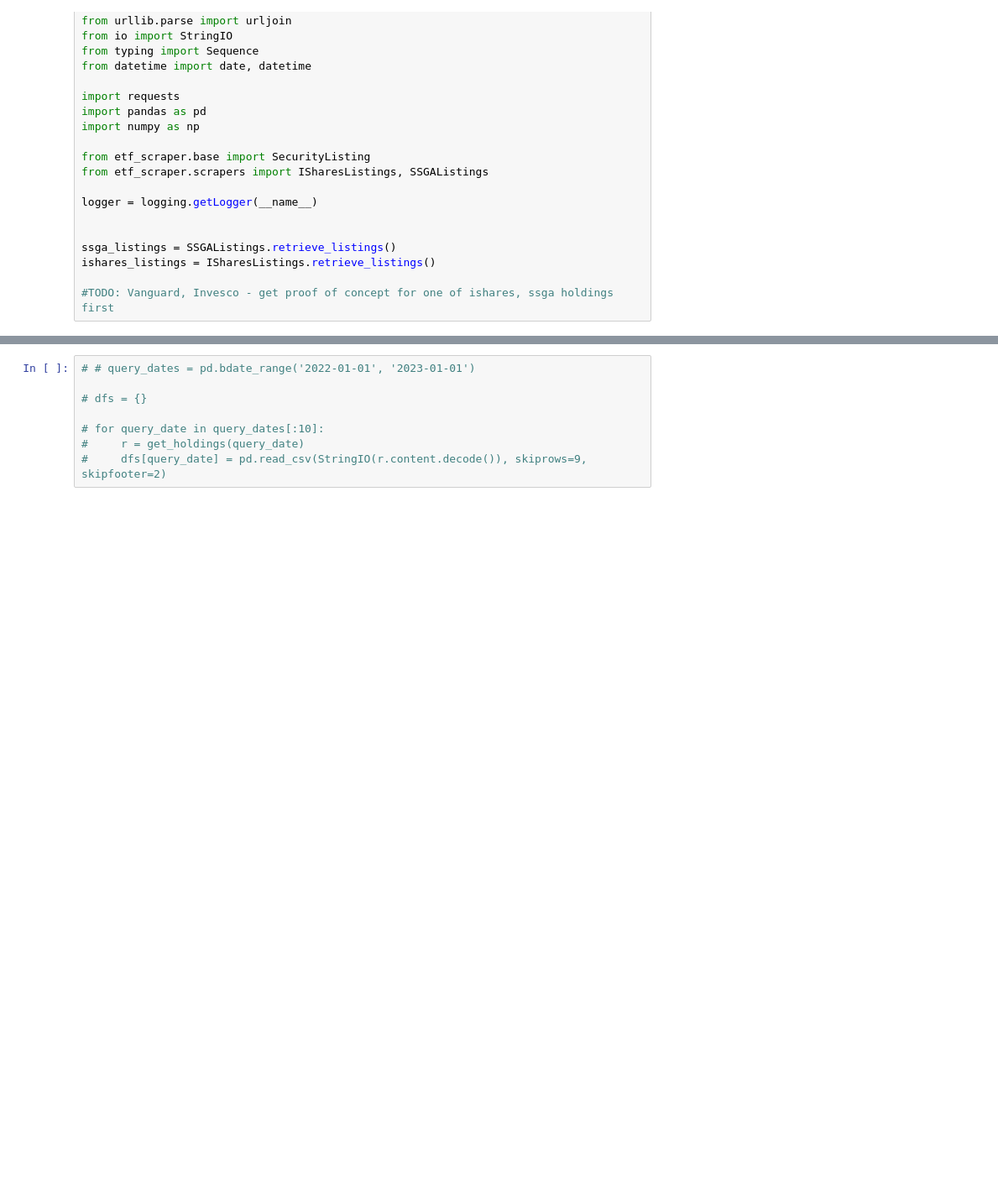
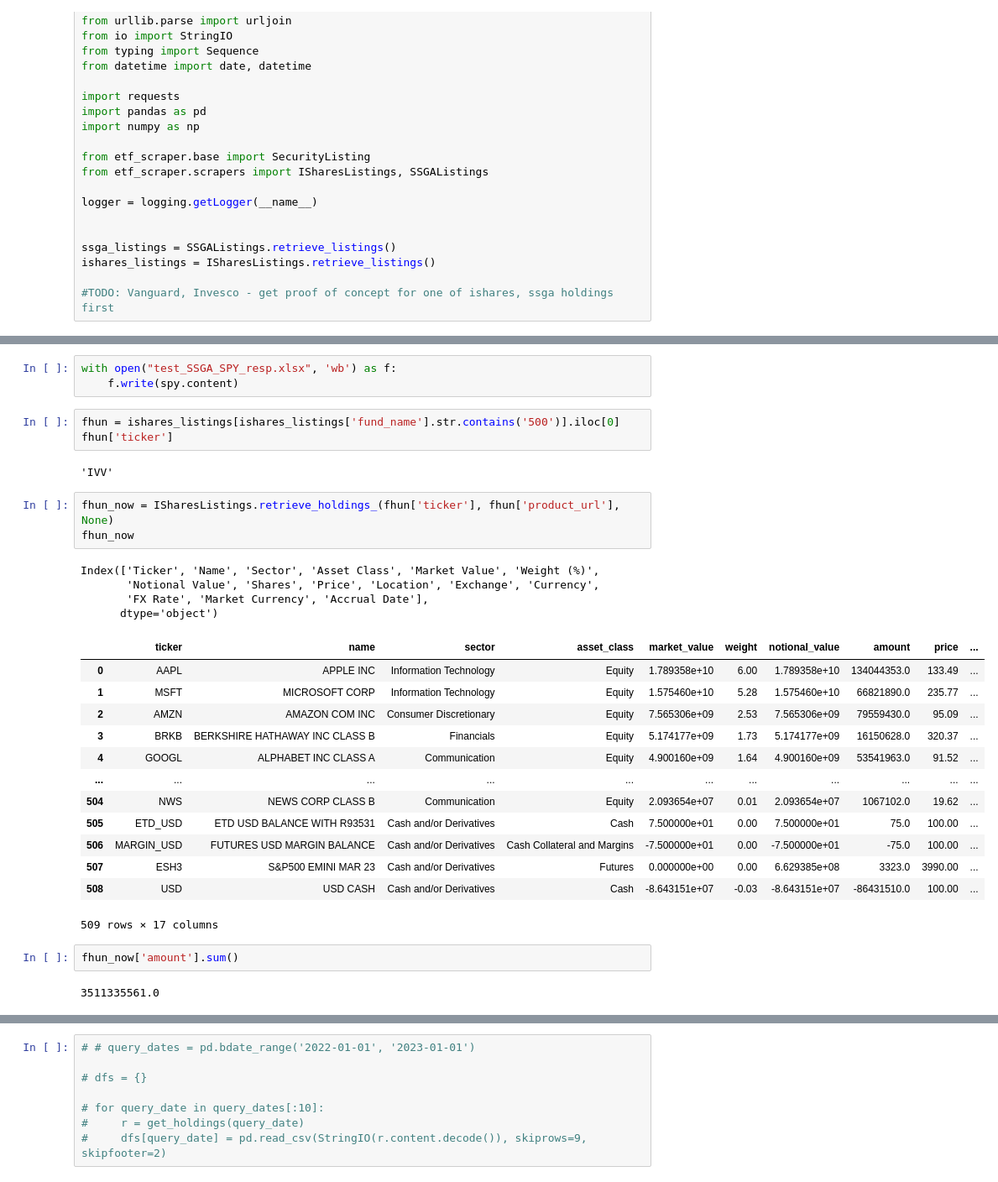
Before and after one commit to nikulpatel3141/ETF-Scraper, a Jupyter notebook: Notebooks/scripting.ipynb, the cells around one changed output, grey strips where cells are left out. Shown at 84% size. Cells and saved outputs as stored; diff of their text form; blank space fills up the shorter version.

```diff
--- a/Notebooks/scripting.ipynb
+++ b/Notebooks/scripting.ipynb
@@ -144,0 +88,33 @@ df
+# %%
+with open("test_SSGA_SPY_resp.xlsx", 'wb') as f:
+    f.write(spy.content)
+# %%
+fhun = ishares_listings[ishares_listings['fund_name'].str.contains('500')].iloc[0]
+fhun['ticker']
+# %% [output]
+'IVV'
+# %%
+fhun_now = ISharesListings.retrieve_holdings_(fhun['ticker'], fhun['product_url'], None)
+fhun_now
+# %% [output]
+Index(['Ticker', 'Name', 'Sector', 'Asset Class', 'Market Value', 'Weight (%)',
+       'Notional Value', 'Shares', 'Price', 'Location', 'Exchange', 'Currency',
+       'FX Rate', 'Market Currency', 'Accrual Date'],
+      dtype='object')
+|  | ticker | name | sector | asset_class | market_value | weight | notional_value | amount | price | ... |
+| 0 | AAPL | APPLE INC | Information Technology | Equity | 1.789358e+10 | 6.00 | 1.789358e+10 | 134044353.0 | 133.49 | ... |
+| 1 | MSFT | MICROSOFT CORP | Information Technology | Equity | 1.575460e+10 | 5.28 | 1.575460e+10 | 66821890.0 | 235.77 | ... |
+| 2 | AMZN | AMAZON COM INC | Consumer Discretionary | Equity | 7.565306e+09 | 2.53 | 7.565306e+09 | 79559430.0 | 95.09 | ... |
+| 3 | BRKB | BERKSHIRE HATHAWAY INC CLASS B | Financials | Equity | 5.174177e+09 | 1.73 | 5.174177e+09 | 16150628.0 | 320.37 | ... |
+| 4 | GOOGL | ALPHABET INC CLASS A | Communication | Equity | 4.900160e+09 | 1.64 | 4.900160e+09 | 53541963.0 | 91.52 | ... |
+| ... | ... | ... | ... | ... | ... | ... | ... | ... | ... | ... |
+| 504 | NWS | NEWS CORP CLASS B | Communication | Equity | 2.093654e+07 | 0.01 | 2.093654e+07 | 1067102.0 | 19.62 | ... |
+| 505 | ETD_USD | ETD USD BALANCE WITH R93531 | Cash and/or Derivatives | Cash | 7.500000e+01 | 0.00 | 7.500000e+01 | 75.0 | 100.00 | ... |
+| 506 | MARGIN_USD | FUTURES USD MARGIN BALANCE | Cash and/or Derivatives | Cash Collateral and Margins | -7.500000e+01 | 0.00 | -7.500000e+01 | -75.0 | 100.00 | ... |
+| 507 | ESH3 | S&P500 EMINI MAR 23 | Cash and/or Derivatives | Futures | 0.000000e+00 | 0.00 | 6.629385e+08 | 3323.0 | 3990.00 | ... |
+| 508 | USD | USD CASH | Cash and/or Derivatives | Cash | -8.643151e+07 | -0.03 | -8.643151e+07 | -86431510.0 | 100.00 | ... |
+509 rows × 17 columns
+# %%
+fhun_now['amount'].sum()
+# %% [output]
+3511335561.0
```
Also changed, not shown: parts of 20 cells of this notebook, 6 other files.
